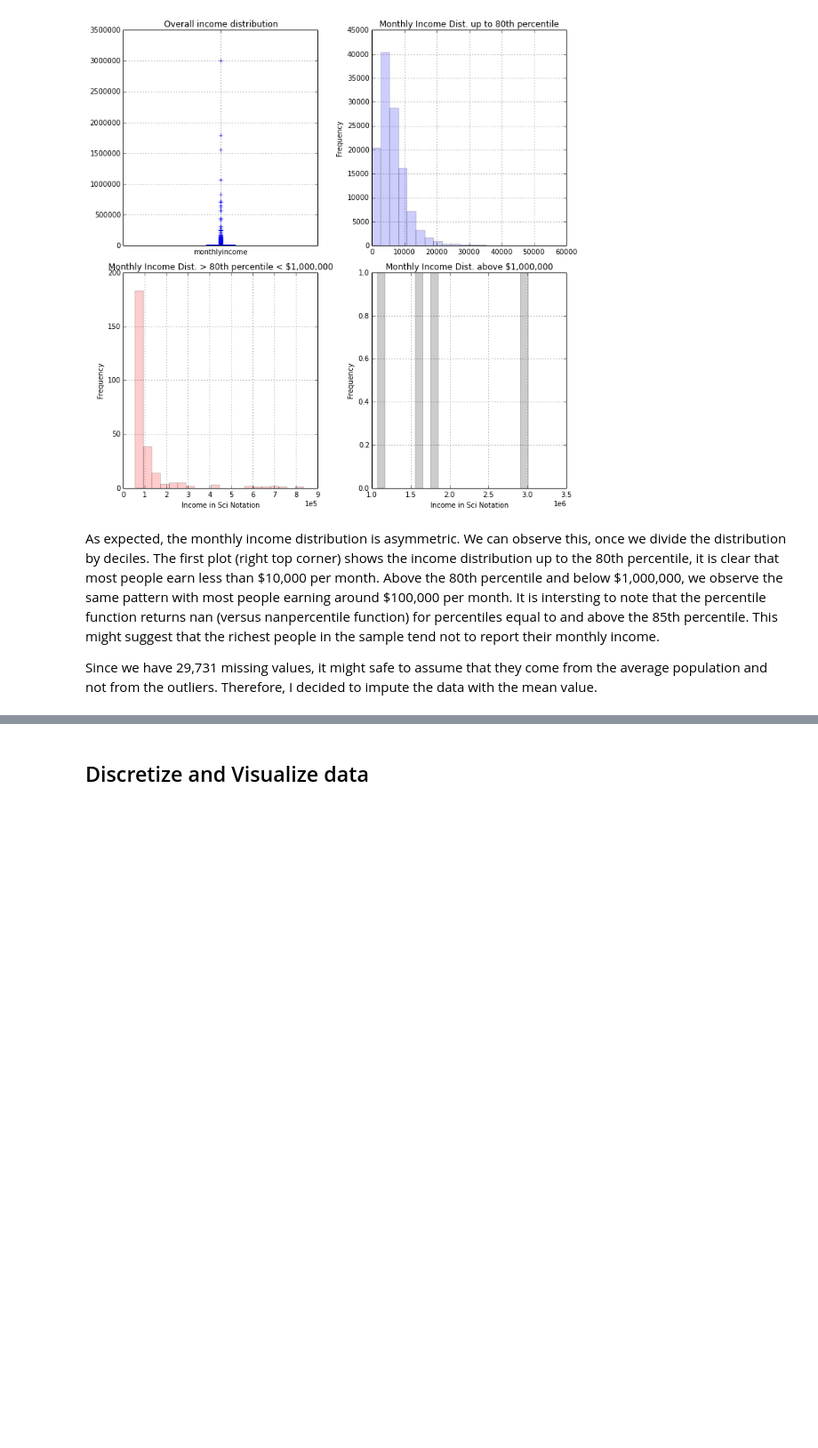
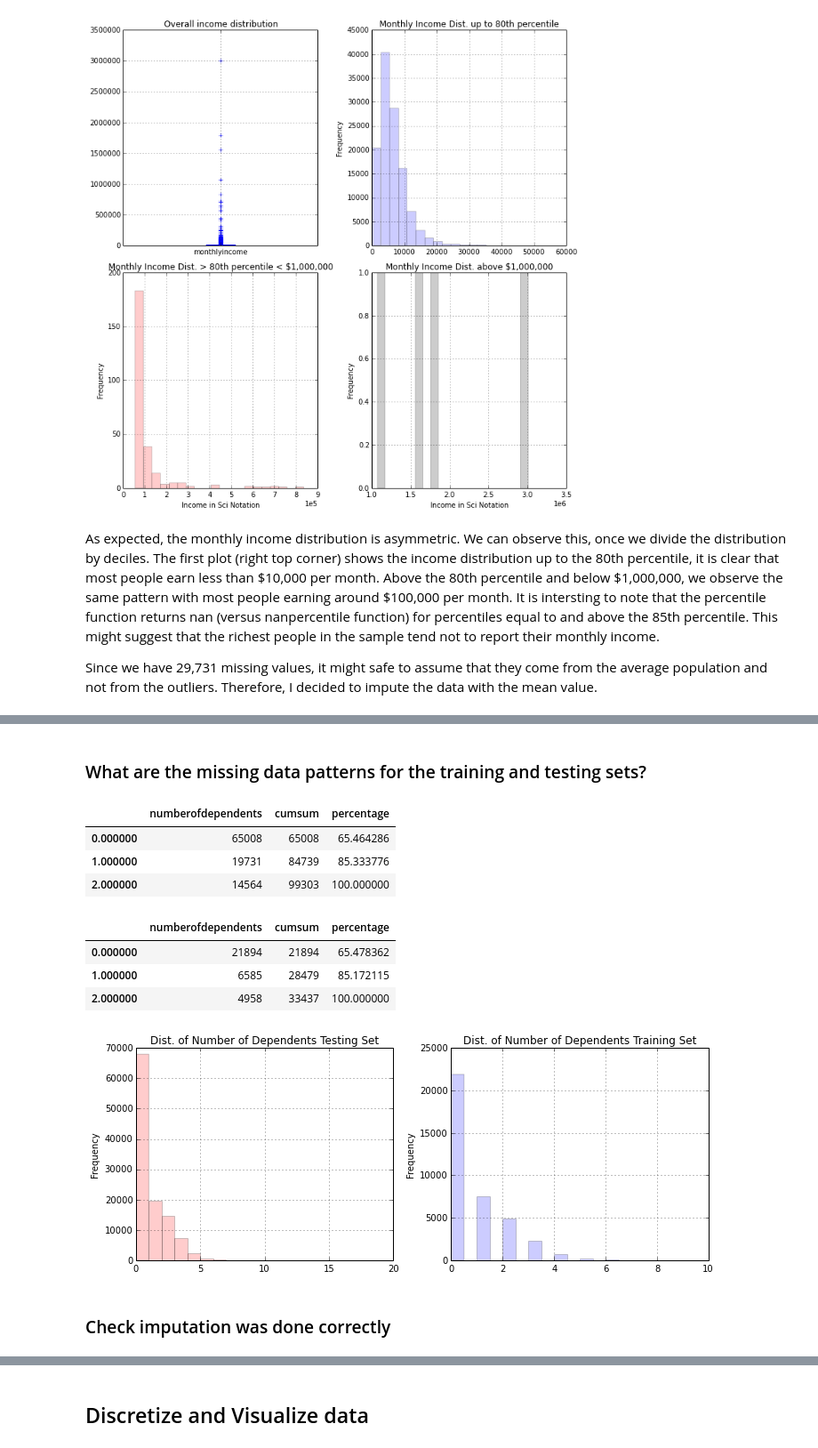
Before and after one commit to ju-arroyom/ML-Pub-Policy, a Jupyter notebook: hw2/ML-PS2.ipynb, the cells around one changed output, grey strips where cells are left out. Shown at 89% size. Saved outputs shown, nothing was run; the diff lists cells and outputs as text; code cells hidden in the pictures; blank space fills up the shorter version.

```diff
--- a/hw2/ML-PS2.ipynb
+++ b/hw2/ML-PS2.ipynb
@@ -20,5 +8,5 @@ def read_data(raw_file):
 # %%
-df = read_data('credit-data.csv')
+df = read_files.read_data('credit-data.csv')
 # %% [markdown]
 ## Data summary
 # %% [markdown]
@@ -179,0 +170,28 @@ Since we have 29,731 missing values, it might safe to assume that they come from
+# %%
+# Splitting the data into X's and Y
+label = pd.DataFrame(df['seriousdlqin2yrs'])
+del df['seriousdlqin2yrs']
+features = df
+# %%
+np.random.seed(seed = 0)
+is_test = np.random.uniform(0, 1, len(df)) > 0.75
+Xtrain = features[is_test == False]
+Xtest = features[is_test == True]
+Ytrain = label[is_test == False]
+Ytest = label[is_test == True]
+# %% [markdown]
+### What are the missing data patterns for the training and testing sets?
+# %%
+process_data.des_num_dep(Xtrain[Xtrain.numberofdependents<3])
+# %% [output]
+|  | numberofdependents | cumsum | percentage |
+| 0.000000 | 65008 | 65008 | 65.464286 |
+| 1.000000 | 19731 | 84739 | 85.333776 |
+| 2.000000 | 14564 | 99303 | 100.000000 |
+# %%
+process_data.des_num_dep(Xtest[Xtest.numberofdependents<3])
+# %% [output]
+|  | numberofdependents | cumsum | percentage |
+| 0.000000 | 21894 | 21894 | 65.478362 |
+| 1.000000 | 6585 | 28479 | 85.172115 |
+| 2.000000 | 4958 | 33437 | 100.000000 |
@@ -179,0 +203,12 @@ Since we have 29,731 missing values, it might safe to assume that they come from
+# %%
+fig, (ax1, ax2) = plt.subplots(1,2, figsize=(10,4))
+
+Xtrain['numberofdependents'].plot(kind = "hist", alpha = 0.2, bins = 20, color ='r', ax = ax1);
+ax1.set_title('Dist. of Number of Dependents Testing Set');
+ax1.grid()
+Xtest['numberofdependents'].plot(kind = "hist", alpha = 0.2, bins = 20, color ='b', ax = ax2);
+ax2.set_title('Dist. of Number of Dependents Training Set');
+ax2.grid()
+plt.tight_layout()
+# %% [output]
+[figure, added]
@@ -179,0 +219,2 @@ Since we have 29,731 missing values, it might safe to assume that they come from
+# %% [markdown]
+### Check imputation was done correctly
```
Also changed, not shown: parts of 65 cells of this notebook, 2 other files.
